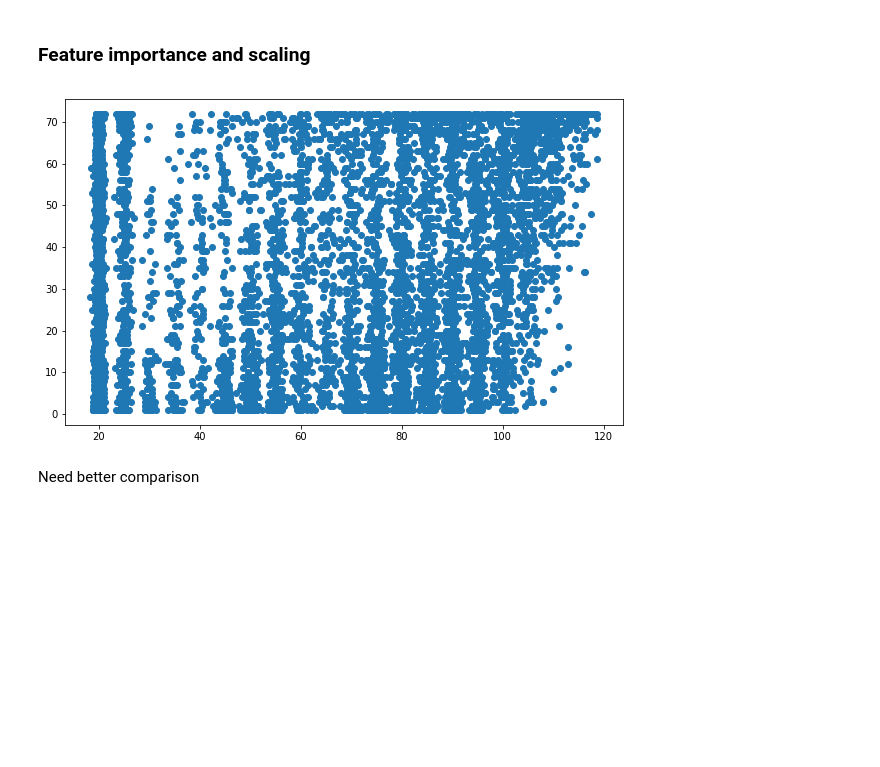
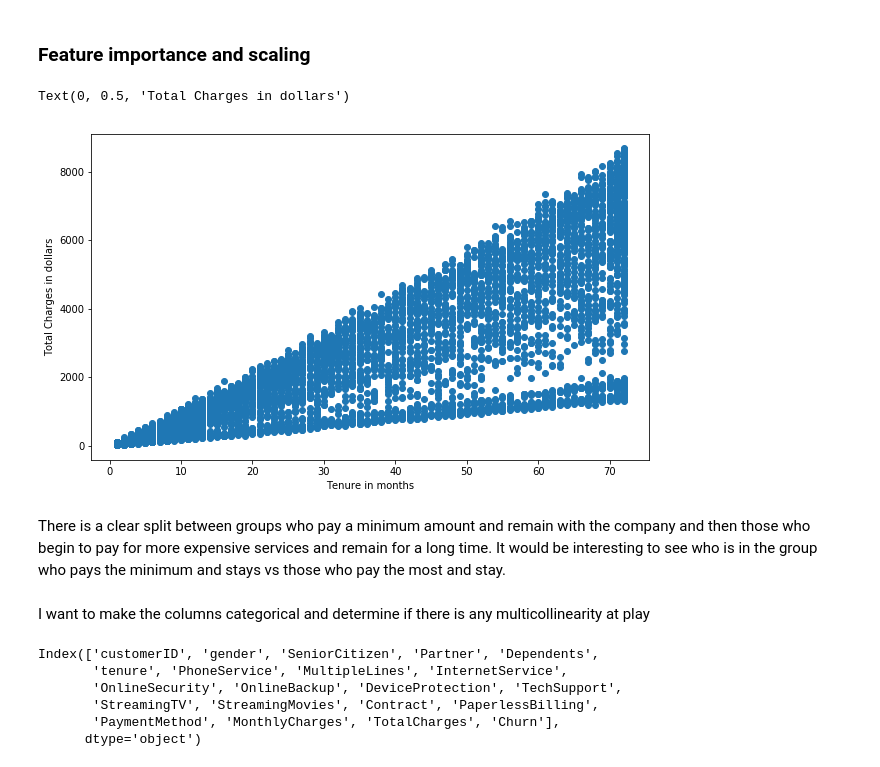
Before and after one commit to zachzazueta/telecom_churn_project, a Jupyter notebook: Notebook 1 - Cleaning and EDA.ipynb, the cells around one changed output. Cells and saved outputs as stored; diff of their text form; code cells hidden in the pictures; blank space fills up the shorter version.

```diff
--- a/Notebook 1 - Cleaning and EDA.ipynb
+++ b/Notebook 1 - Cleaning and EDA.ipynb
@@ -168,8 +169,22 @@ data.describe()
 ### Feature importance and scaling
 # %%
 fig = plt.figure(figsize=(10,6))
-ax = plt.scatter(data['MonthlyCharges'], data['tenure'])
+ax = plt.scatter(data['tenure'], data['TotalCharges'])
+plt.xlabel('Tenure in months')
+plt.ylabel('Total Charges in dollars')
 # %% [output]
+Text(0, 0.5, 'Total Charges in dollars')
-[figure, old version]
+[figure, new version]
-# %% [markdown]
-Need better comparison
+# %% [markdown]
+There is a clear split between groups who pay a minimum amount and remain with the company and then those who begin to pay for more expensive services and remain for a long time. It would be interesting to see who is in the group who pays the minimum and stays vs those who pay the most and stay.
+# %% [markdown]
+I want to make the columns categorical and determine if there is any multicollinearity at play
+# %%
+df.columns
+# %% [output]
+Index(['customerID', 'gender', 'SeniorCitizen', 'Partner', 'Dependents',
+       'tenure', 'PhoneService', 'MultipleLines', 'InternetService',
+       'OnlineSecurity', 'OnlineBackup', 'DeviceProtection', 'TechSupport',
+       'StreamingTV', 'StreamingMovies', 'Contract', 'PaperlessBilling',
+       'PaymentMethod', 'MonthlyCharges', 'TotalCharges', 'Churn'],
+      dtype='object')
```
Also changed, not shown: parts of 7 cells of this notebook.
